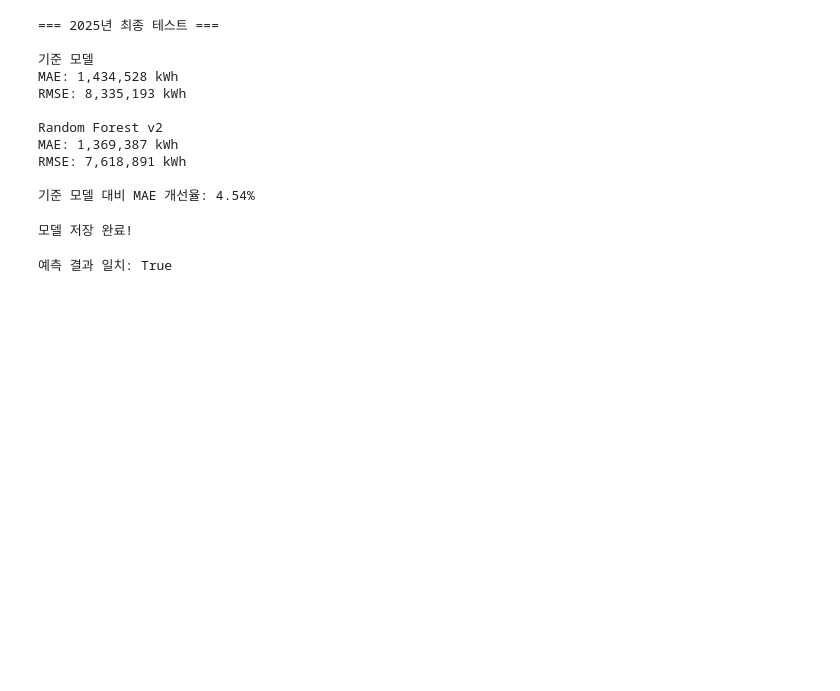
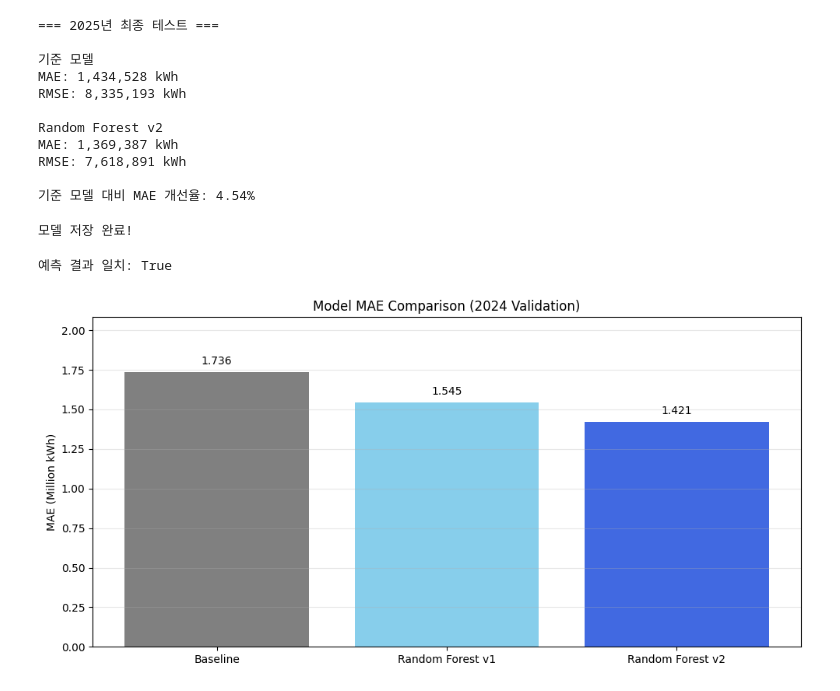
Before and after one commit to RVZ7428/EnergyMind-AI, a Jupyter notebook: electricity_eda/03_electricity_model.ipynb, the cells around one changed output. Saved outputs shown, nothing was run; the diff lists cells and outputs as text; code cells hidden in the pictures; blank space fills up the shorter version.

```diff
--- a/electricity_eda/03_electricity_model.ipynb
+++ b/electricity_eda/03_electricity_model.ipynb
@@ -474,3 +474,42 @@ print(
 )
 # %% [output]
 예측 결과 일치: True
+# %%
+import matplotlib.pyplot as plt
+import numpy as np
+
+# 모델 이름
+model_names = [
+    "Baseline",
+    "Random Forest v1",
+    "Random Forest v2"
+]
+
+# MAE 값 (백만 kWh 단위)
+mae_values = np.array([
+    mae,
+    rf_mae,
+    rf_mae_v2
+]) / 1_000_000
+
+# 그래프 생성
+plt.figure(figsize=(10, 5))
+
+bars = plt.bar(
+    model_names,
+    mae_values,
+    color=["gray", "skyblue", "royalblue"]
+)
+
+# 막대 위에 수치 표시
+plt.bar_label(bars, fmt="%.3f", padding=5)
+
+plt.title("Model MAE Comparison (2024 Validation)")
+plt.ylabel("MAE (Million kWh)")
+plt.ylim(0, max(mae_values) * 1.2)
+plt.grid(axis="y", alpha=0.3)
+plt.tight_layout()
+
+plt.show()
+# %% [output]
+[figure, added]
```
Also changed, not shown: parts of 7 cells of this notebook.
